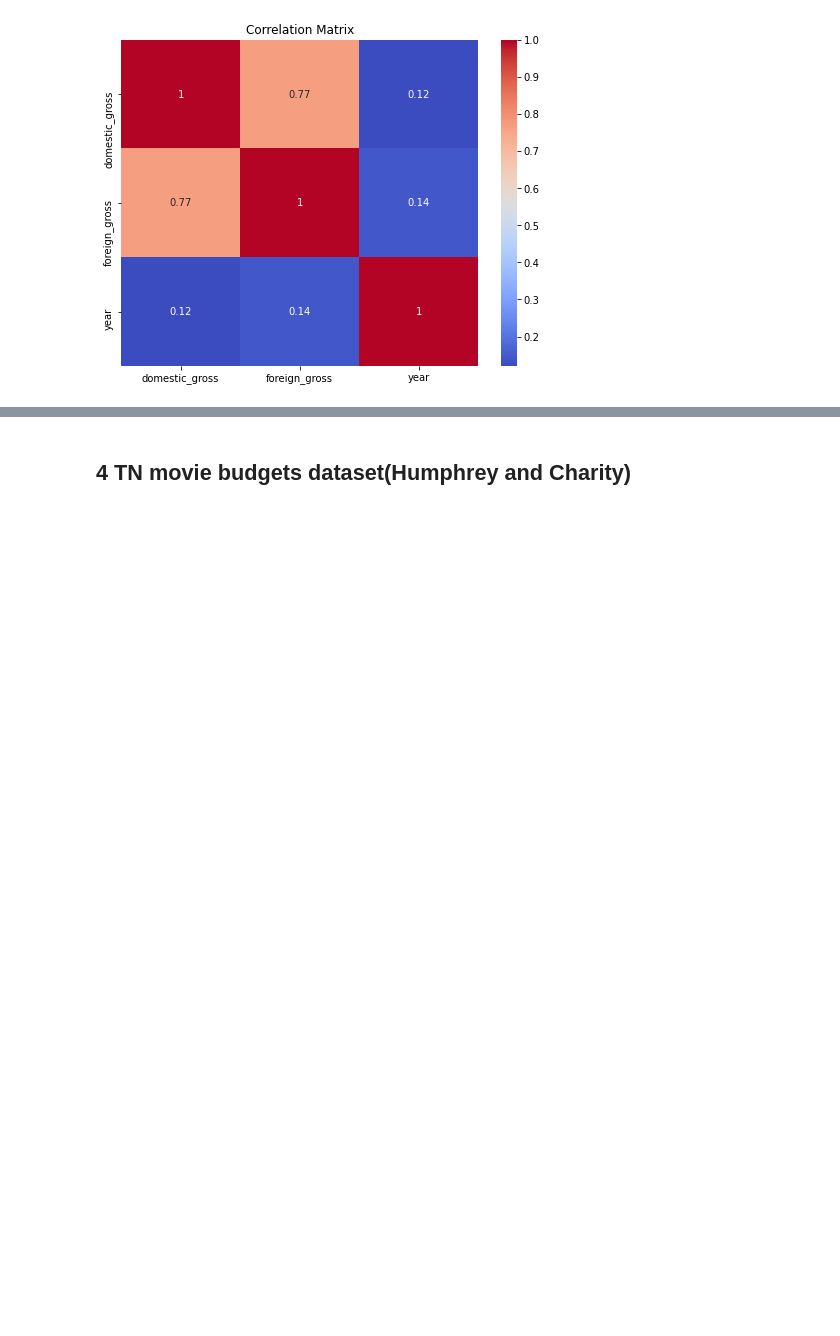
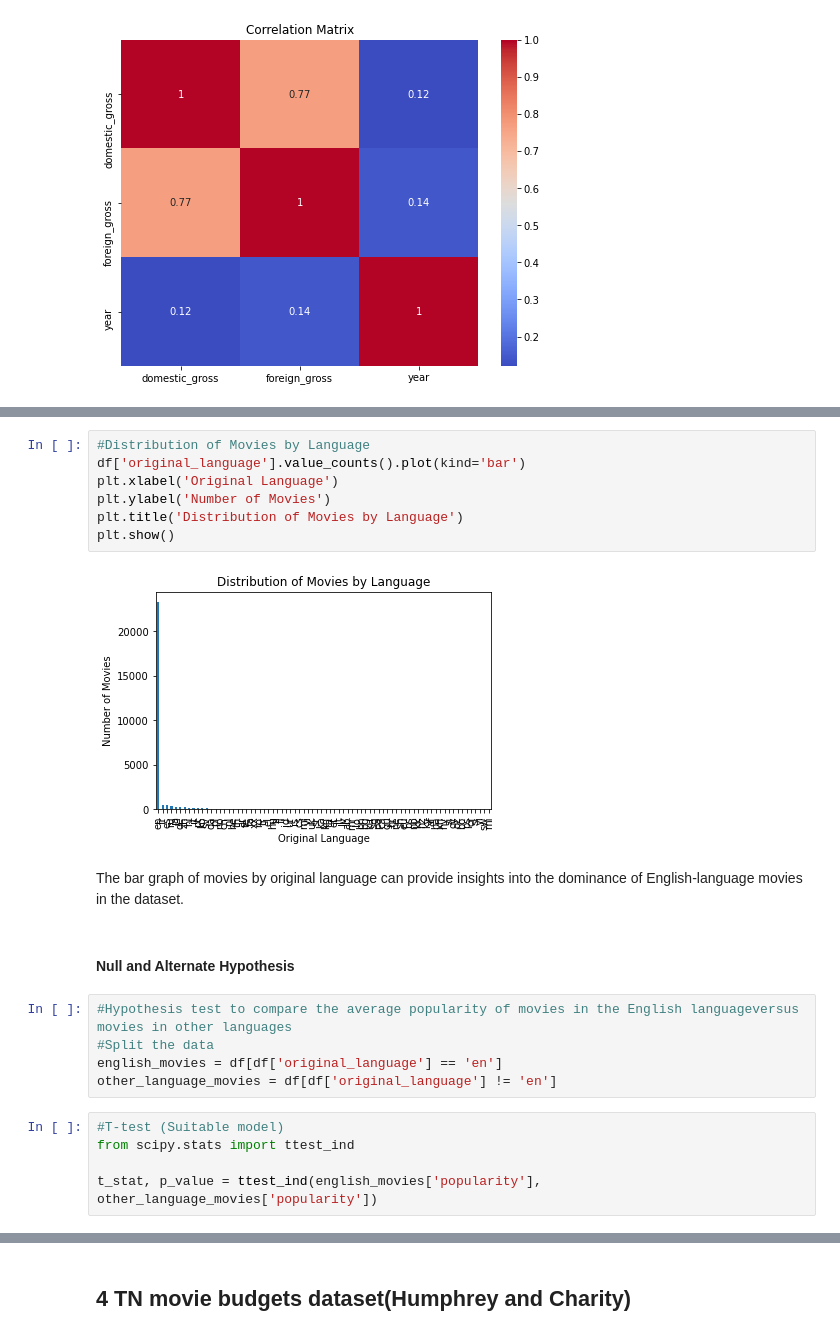
Before and after one commit to Thazes/Dsf-pt09-grp2, a Jupyter notebook: phase_2_group_2.ipynb, the cells around one changed output, grey strips where cells are left out. Cells and saved outputs as stored; diff of their text form; blank space fills up the shorter version.

```diff
--- a/phase_2_group_2.ipynb
+++ b/phase_2_group_2.ipynb
@@ -166,0 +345,23 @@ plt.show()
+# %%
+#Distribution of Movies by Language
+df['original_language'].value_counts().plot(kind='bar')
+plt.xlabel('Original Language')
+plt.ylabel('Number of Movies')
+plt.title('Distribution of Movies by Language')
+plt.show()
+# %% [output]
+[figure, added]
+# %% [markdown]
+The bar graph of movies by original language can provide insights into the dominance of English-language movies in the dataset.
+# %% [markdown]
+#### Null and Alternate Hypothesis
+# %%
+#Hypothesis test to compare the average popularity of movies in the English languageversus movies in other languages
+#Split the data
+english_movies = df[df['original_language'] == 'en']
+other_language_movies = df[df['original_language'] != 'en']
+# %%
+#T-test (Suitable model)
+from scipy.stats import ttest_ind
+
+t_stat, p_value = ttest_ind(english_movies['popularity'], other_language_movies['popularity'])
```
Also changed, not shown: parts of 32 cells of this notebook.
